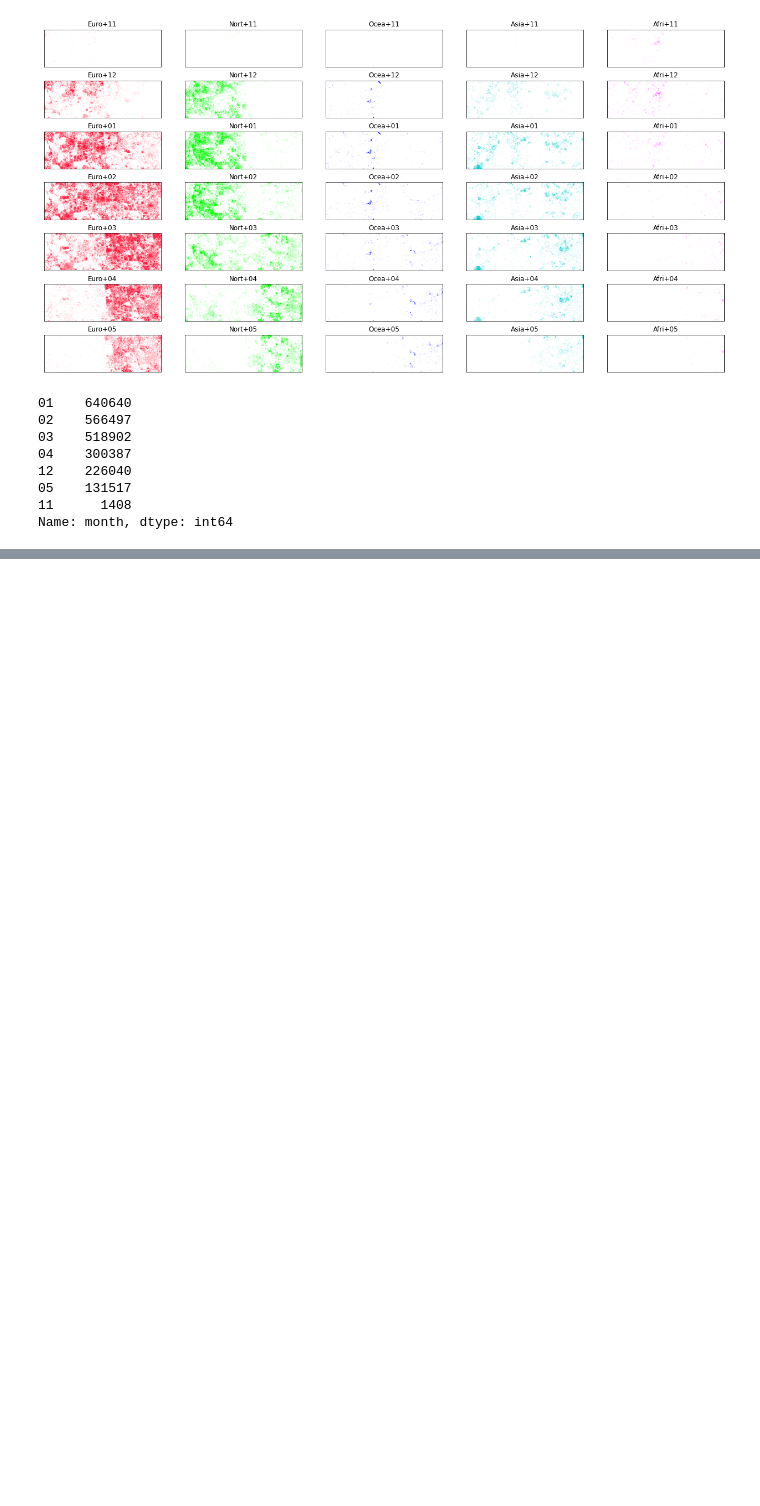
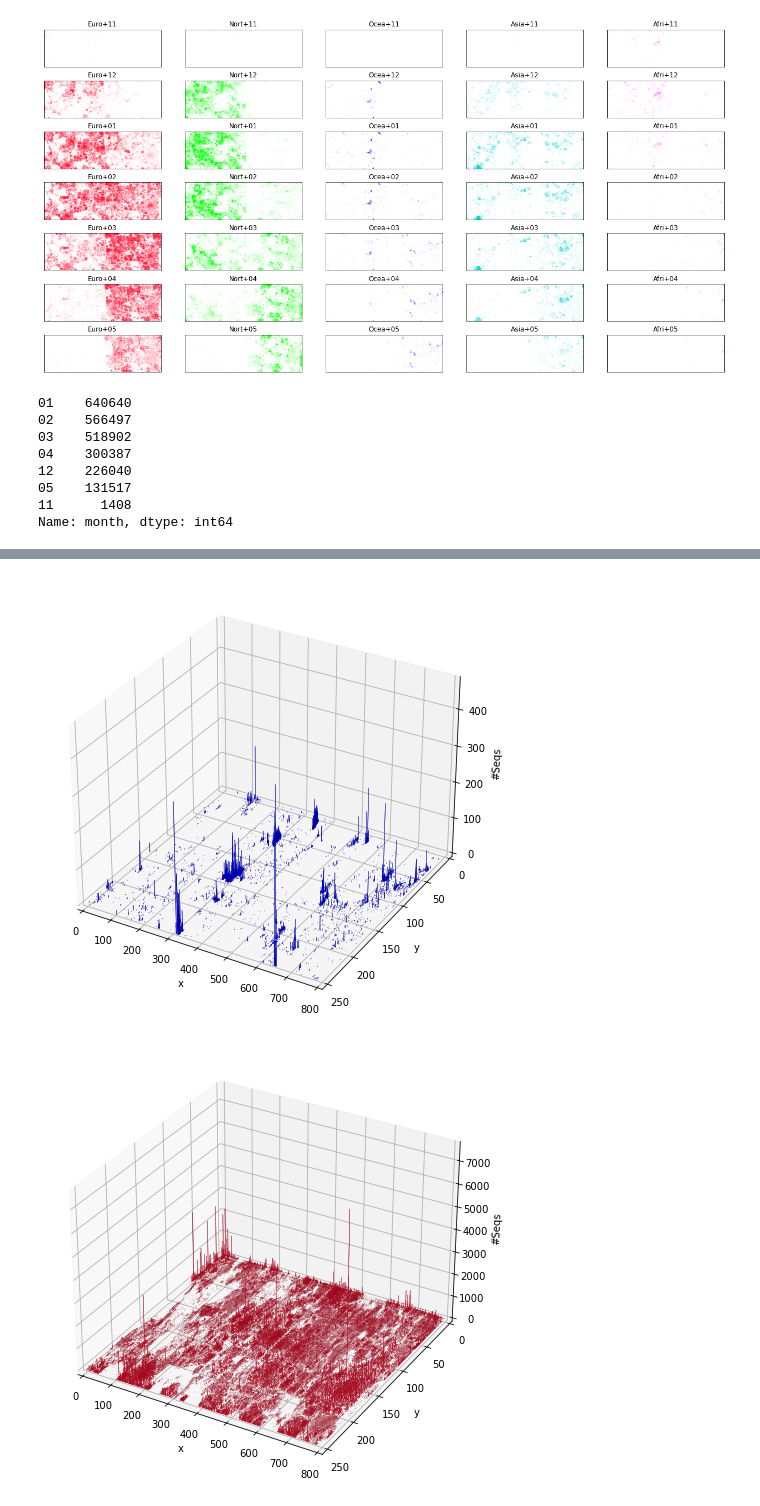
Before and after one commit to ryuki999/local_epidemic_strain_detected, a Jupyter notebook: 220216_cluster_defination.ipynb, the cells around one changed output, grey strips where cells are left out. Saved outputs shown, nothing was run; the diff lists cells and outputs as text; code cells hidden in the pictures; blank space fills up the shorter version.

```diff
--- a/220216_cluster_defination.ipynb
+++ b/220216_cluster_defination.ipynb
@@ -230,4 +244,7 @@ Name: month, dtype: int64
 # %%
 for i in delta_blsom["continent"].unique():
     by3d = delta_blsom[(delta_blsom["continent"] == i)]
-    ShowImage(X, Y).blsom_plot_3d(by3d, f"{DATA_DIR}/output/images/{i}.png")
+    ShowImage(X, Y).blsom_plot_3d(by3d, f"{DATA_DIR}/output/images/{i}3D.png")
+# %% [output]
+[figure, added]
+[figure, added]
```
Also changed, not shown: parts of 4 cells of this notebook, 13 other files.
